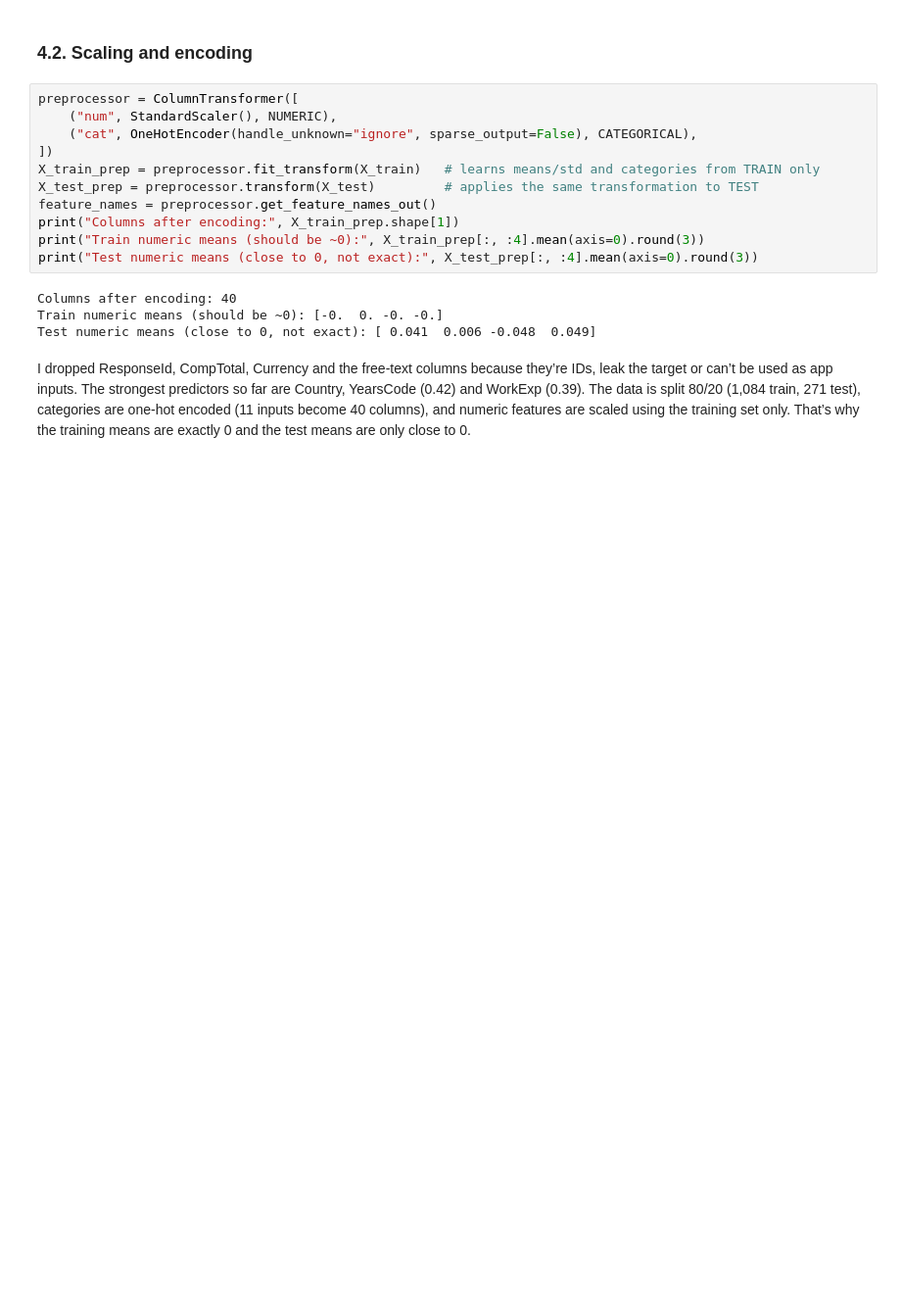
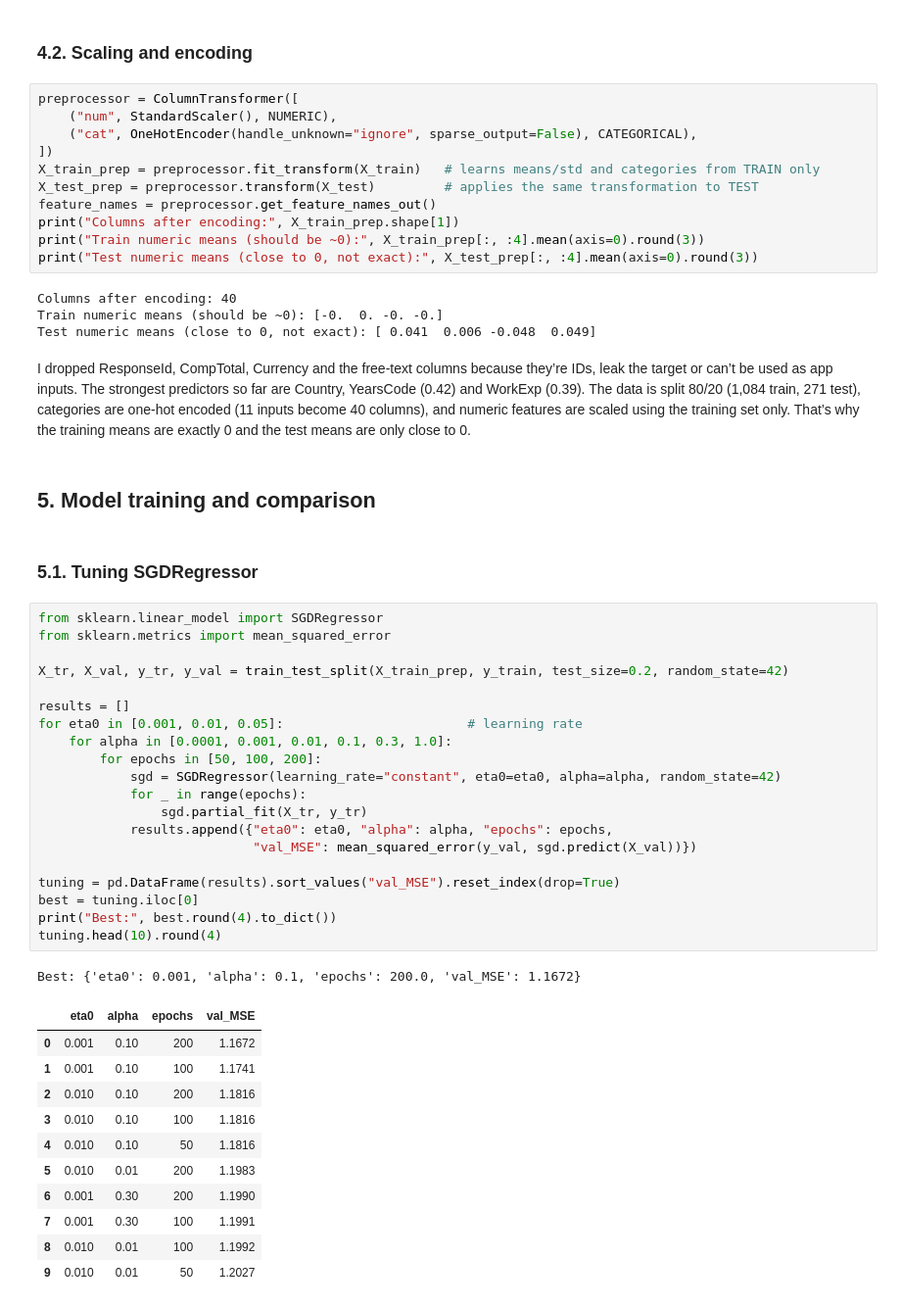
Before and after one commit to nakuwa23/linear_regression_model, a Jupyter notebook: summative/linear_regression/multivariate.ipynb, the cells around one changed output. Shown at 98% size. Drawn from its saved outputs; the diff is of its cells as text; blank space fills up the shorter version.

Commit message:
Tune SGD, plot loss curve, compare four models and add feature importance

```diff
--- a/summative/linear_regression/multivariate.ipynb
+++ b/summative/linear_regression/multivariate.ipynb
@@ -337,3 +337,40 @@ Train numeric means (should be ~0): [-0.  0. -0. -0.]
 Test numeric means (close to 0, not exact): [ 0.041  0.006 -0.048  0.049]
 # %% [markdown]
 I dropped ResponseId, CompTotal, Currency and the free-text columns because they’re IDs, leak the target or can’t be used as app inputs. The strongest predictors so far are Country, YearsCode (0.42) and WorkExp (0.39). The data is split 80/20 (1,084 train, 271 test), categories are one-hot encoded (11 inputs become 40 columns), and numeric features are scaled using the training set only. That’s why the training means are exactly 0 and the test means are only close to 0.
+# %% [markdown]
+## 5. Model training and comparison
+# %% [markdown]
+### 5.1. Tuning SGDRegressor
+# %%
+from sklearn.linear_model import SGDRegressor
+from sklearn.metrics import mean_squared_error
+
+X_tr, X_val, y_tr, y_val = train_test_split(X_train_prep, y_train, test_size=0.2, random_state=42)
+
+results = []
+for eta0 in [0.001, 0.01, 0.05]:                        # learning rate
+    for alpha in [0.0001, 0.001, 0.01, 0.1, 0.3, 1.0]:
+        for epochs in [50, 100, 200]:
+            sgd = SGDRegressor(learning_rate="constant", eta0=eta0, alpha=alpha, random_state=42)
+            for _ in range(epochs):
+                sgd.partial_fit(X_tr, y_tr)
+            results.append({"eta0": eta0, "alpha": alpha, "epochs": epochs,
+                            "val_MSE": mean_squared_error(y_val, sgd.predict(X_val))})
+
+tuning = pd.DataFrame(results).sort_values("val_MSE").reset_index(drop=True)
+best = tuning.iloc[0]
+print("Best:", best.round(4).to_dict())
+tuning.head(10).round(4)
+# %% [output]
+Best: {'eta0': 0.001, 'alpha': 0.1, 'epochs': 200.0, 'val_MSE': 1.1672}
+|  | eta0 | alpha | epochs | val_MSE |
+| 0 | 0.001 | 0.10 | 200 | 1.1672 |
+| 1 | 0.001 | 0.10 | 100 | 1.1741 |
+| 2 | 0.010 | 0.10 | 200 | 1.1816 |
+| 3 | 0.010 | 0.10 | 100 | 1.1816 |
+| 4 | 0.010 | 0.10 | 50 | 1.1816 |
+| 5 | 0.010 | 0.01 | 200 | 1.1983 |
+| 6 | 0.001 | 0.30 | 200 | 1.1990 |
+| 7 | 0.001 | 0.30 | 100 | 1.1991 |
+| 8 | 0.010 | 0.01 | 100 | 1.1992 |
+| 9 | 0.010 | 0.01 | 50 | 1.2027 |
```
Also changed, not shown: parts of 1 cell of this notebook.
